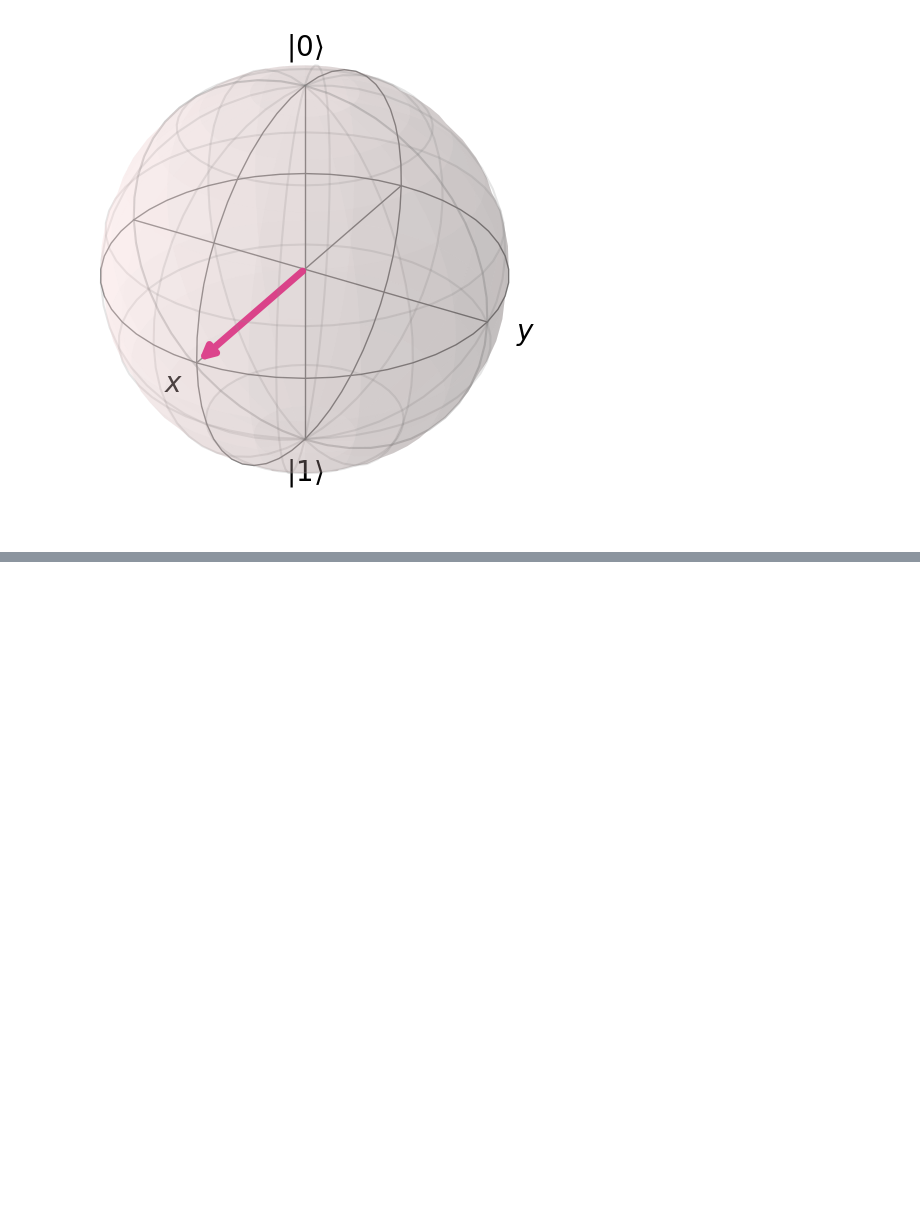
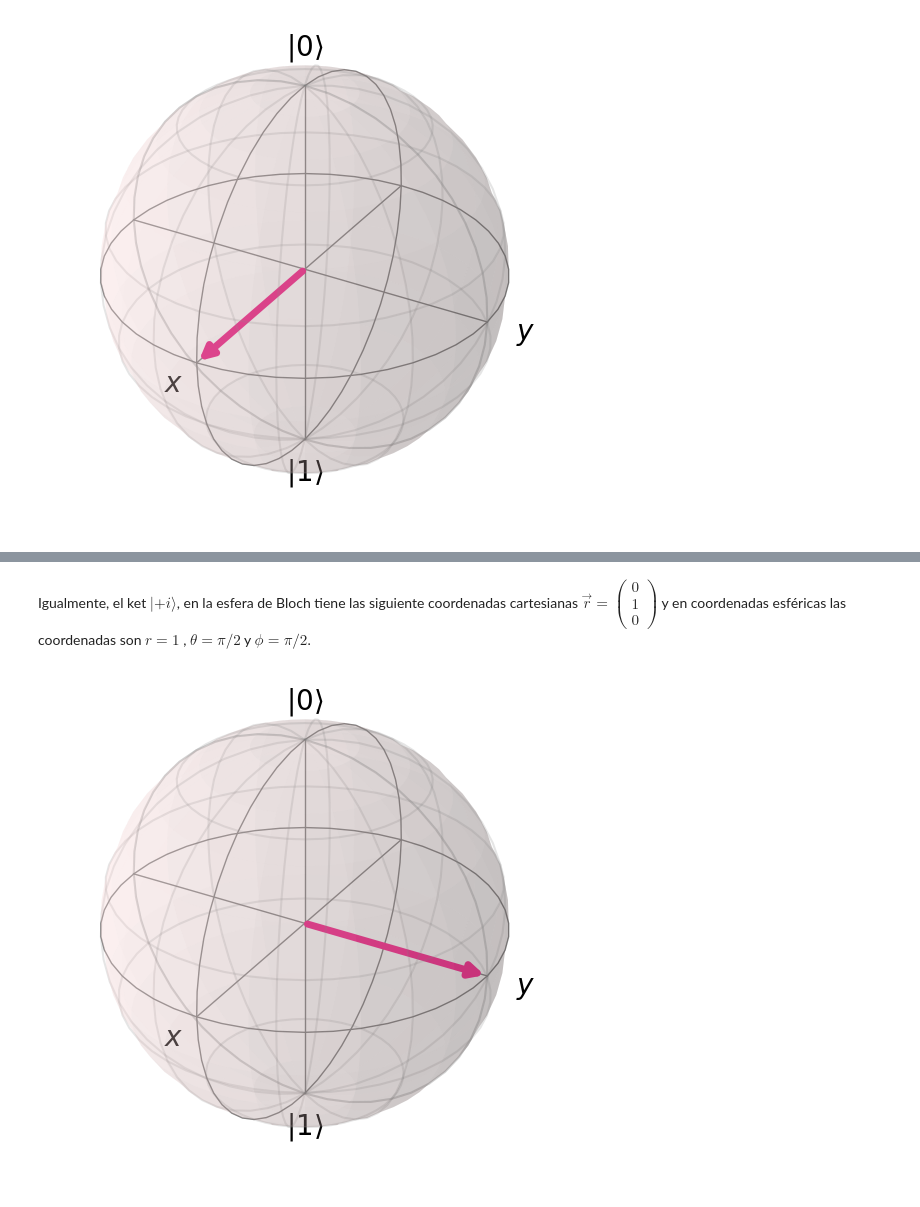
Before and after one commit to QuantumQuipu/QuantumScholars2023, a Jupyter notebook: QuantumScholars_Sesión_1.ipynb, the cells around one changed output, grey strips where cells are left out. Drawn from its saved outputs; the diff is of its cells as text; code cells hidden in the pictures; blank space fills up the shorter version.

```diff
--- a/QuantumScholars_Sesión_1.ipynb
+++ b/QuantumScholars_Sesión_1.ipynb
@@ -546,0 +702,6 @@ Puedes donar una vez en el siguiente enlace (Ko-Fi):
+# %% [markdown]
+Igualmente, el ket $ | +i \rangle $, en la esfera de Bloch tiene las siguiente coordenadas cartesianas $\vec{r} = \begin{pmatrix} 0 \\ 1 \\ 0\end{pmatrix}$  y en coordenadas esféricas las coordenadas son $r  = 1$ , $\theta = \pi/2$ y $\phi = \pi/2$.
+# %%
+plot_bloch_vector([0, 1, 0])
+# %% [output]
+[figure, added]
```
Also changed, not shown: parts of 215 cells of this notebook.
